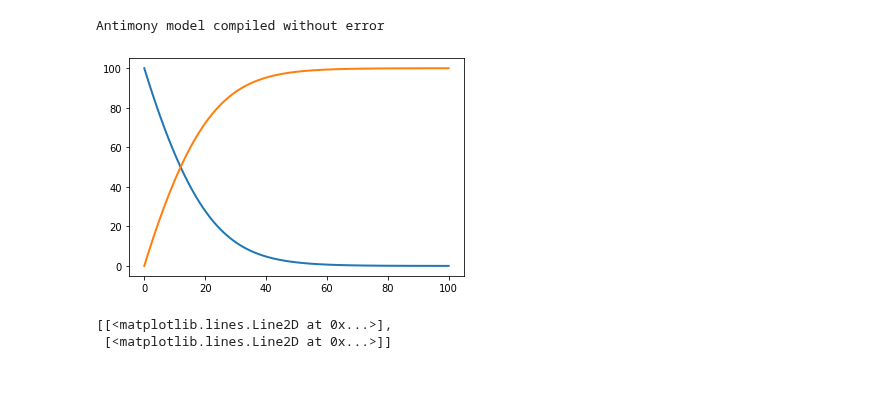
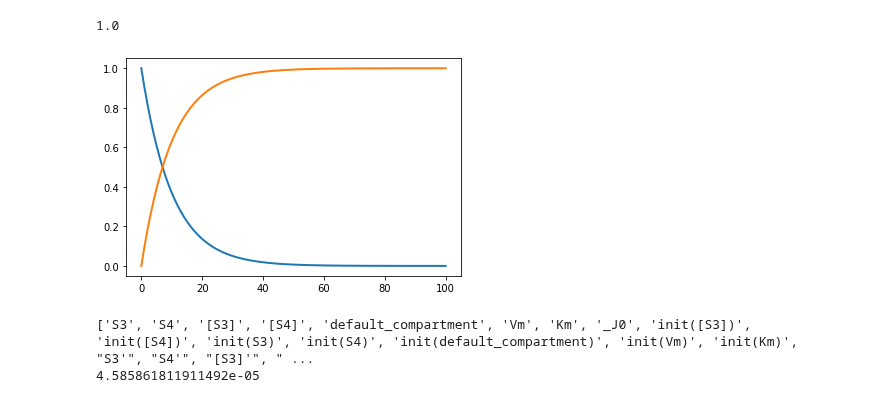
Before and after one commit to AnEvilBurrito/new-peak-project, a Jupyter notebook: src/model_construction.ipynb, the cells around one changed output. Saved outputs shown, nothing was run; the diff lists cells and outputs as text; code cells hidden in the pictures.

Commit message:
init optimise

```diff
--- a/src/model_construction.ipynb
+++ b/src/model_construction.ipynb
@@ -8,36 +8,41 @@ model pathway()
   # Examples of different rate laws and initialization
 
 
-  S3 -> S4; Vm*S3/(Km + S3)
+  J0; S3 -> S4; Vm*S3/(Km + S3)
 
 
   S3 = 100
   S4 = 0
 
 
   Vm = 10
   Km = 100
 end
 """
 
 antimony.clearPreviousLoads()
 antimony.freeAll()
 code = antimony.loadAntimonyString(ant_model)
 if code >= 0:
     mid = antimony.getMainModuleName()
     sbml_model = antimony.getSBMLString(mid)
     print('Antimony model compiled without error')
 
 r_model = roadrunner.RoadRunner(sbml_model)
+r_model.model['S3'] = 1
+print(r_model.model['S3'])
+
 
 r_solved = r_model.simulate(0, 100, 100)
 
 r_model.plot()
 
+print(r_model.model.keys())
+print(r_model.model['S3'])
 # print(r_solved)
 # plt.plot(r_solved)
 # %% [output]
-Antimony model compiled without error
+1.0
-[figure, old version]
+[figure, new version]
-[[<matplotlib.lines.Line2D at 0x...>],
- [<matplotlib.lines.Line2D at 0x...>]]
+['S3', 'S4', '[S3]', '[S4]', 'default_compartment', 'Vm', 'Km', '_J0', 'init([S3])', 'init([S4])', 'init(S3)', 'init(S4)', 'init(default_compartment)', 'init(Vm)', 'init(Km)', "S3'", "S4'", "[S3]'", " ...
+4.585861811911492e-05
```
Also changed, not shown: 5 other files.
